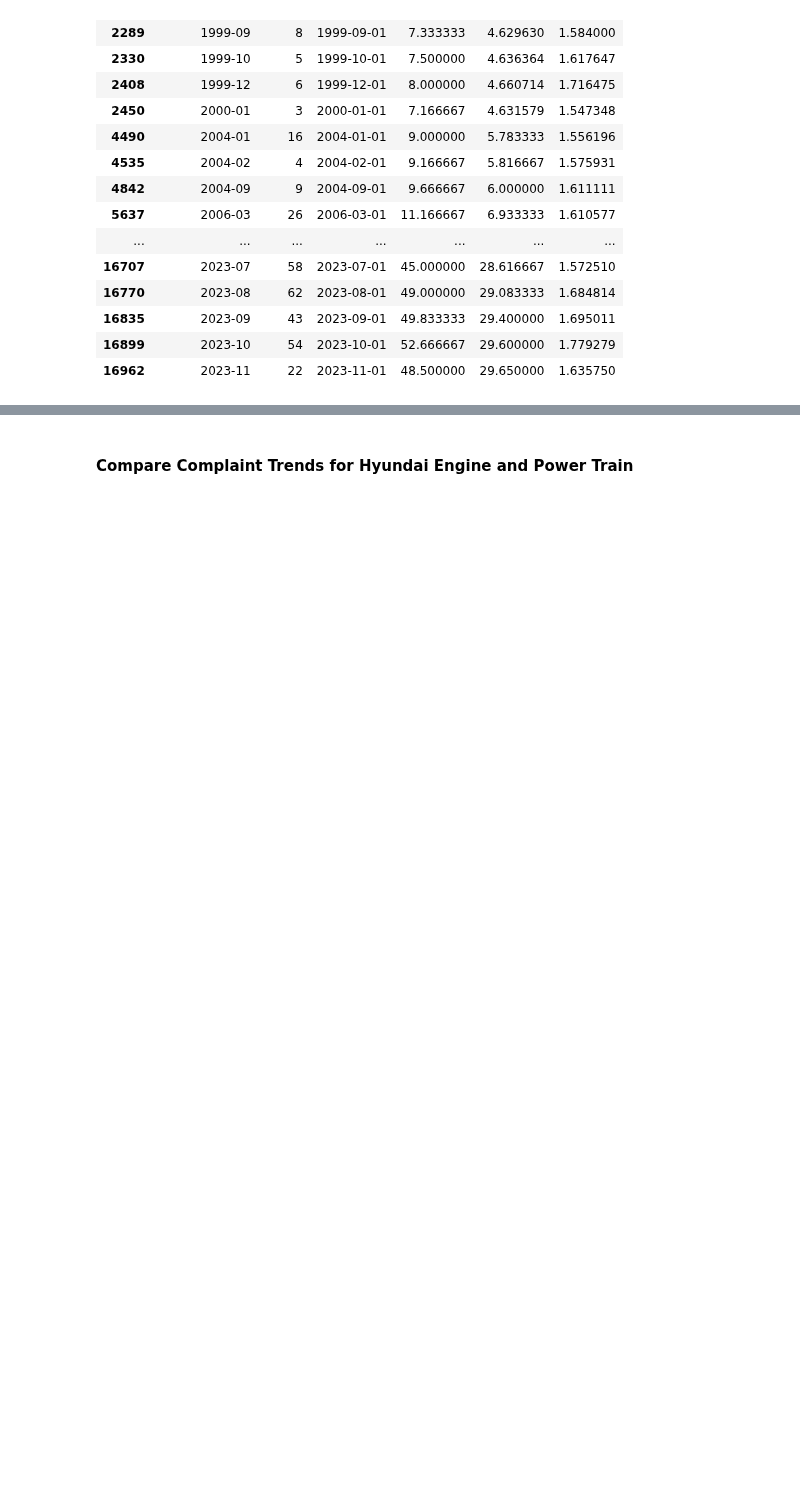
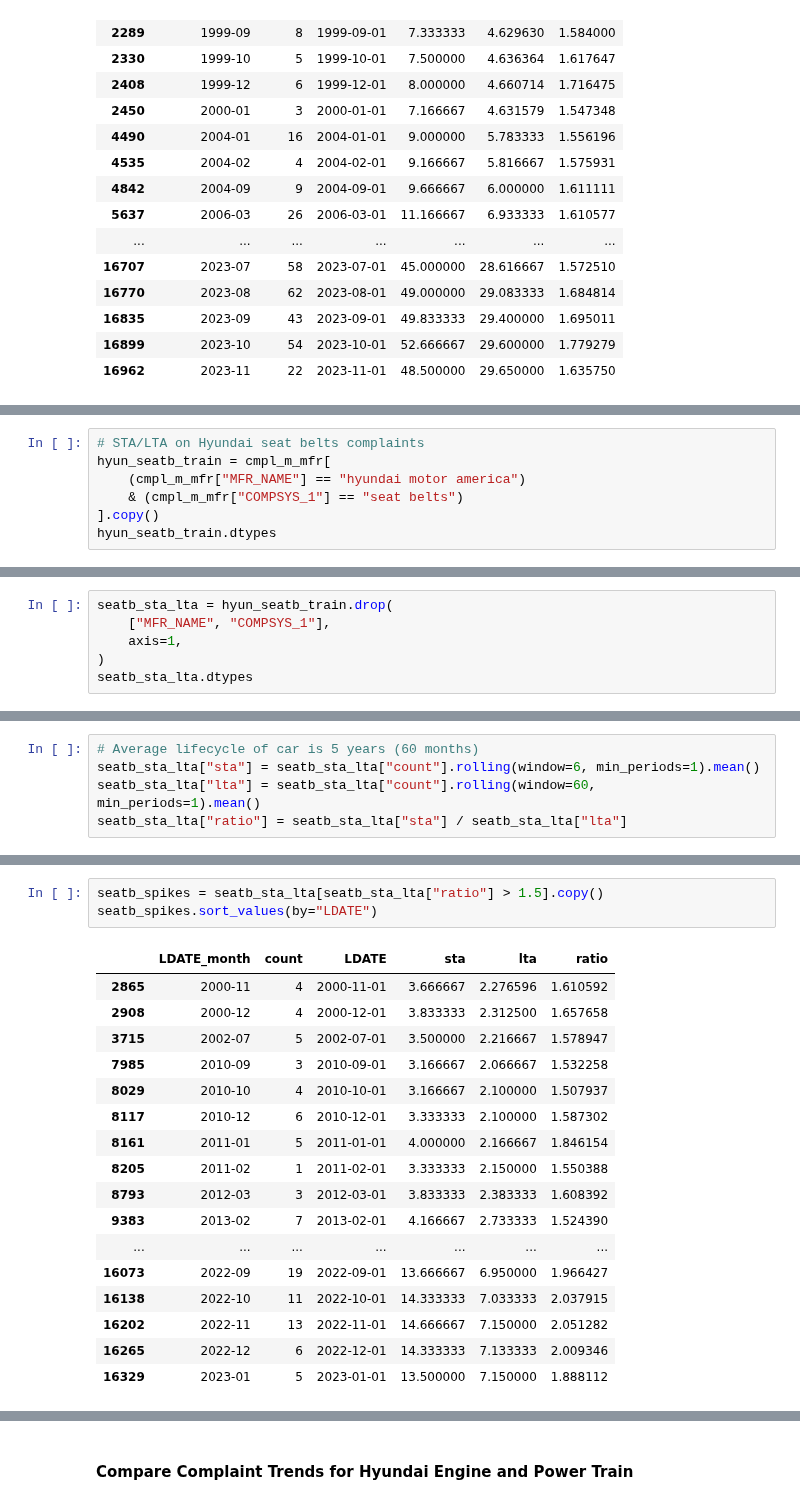
Before and after one commit to prithvidasgupta/si671, a Jupyter notebook: pm_parts_nb.ipynb, the cells around one changed output, grey strips where cells are left out. Saved outputs shown, nothing was run; the diff lists cells and outputs as text; blank space fills up the shorter version.

Commit message:
Additional spike analysis & inspection

```diff
--- a/pm_parts_nb.ipynb
+++ b/pm_parts_nb.ipynb
@@ -1139,0 +1121,7 @@ power_spikes.sort_values(by="LDATE")
+# %%
+# STA/LTA on Hyundai seat belts complaints
+hyun_seatb_train = cmpl_m_mfr[
+    (cmpl_m_mfr["MFR_NAME"] == "hyundai motor america")
+    & (cmpl_m_mfr["COMPSYS_1"] == "seat belts")
+].copy()
+hyun_seatb_train.dtypes
@@ -1139,0 +1135,6 @@ power_spikes.sort_values(by="LDATE")
+# %%
+seatb_sta_lta = hyun_seatb_train.drop(
+    ["MFR_NAME", "COMPSYS_1"],
+    axis=1,
+)
+seatb_sta_lta.dtypes
@@ -1139,0 +1146,5 @@ power_spikes.sort_values(by="LDATE")
+# %%
+# Average lifecycle of car is 5 years (60 months)
+seatb_sta_lta["sta"] = seatb_sta_lta["count"].rolling(window=6, min_periods=1).mean()
+seatb_sta_lta["lta"] = seatb_sta_lta["count"].rolling(window=60, min_periods=1).mean()
+seatb_sta_lta["ratio"] = seatb_sta_lta["sta"] / seatb_sta_lta["lta"]
@@ -1139,0 +1167,21 @@ power_spikes.sort_values(by="LDATE")
+# %%
+seatb_spikes = seatb_sta_lta[seatb_sta_lta["ratio"] > 1.5].copy()
+seatb_spikes.sort_values(by="LDATE")
+# %% [output]
+|  | LDATE_month | count | LDATE | sta | lta | ratio |
+| 2865 | 2000-11 | 4 | 2000-11-01 | 3.666667 | 2.276596 | 1.610592 |
+| 2908 | 2000-12 | 4 | 2000-12-01 | 3.833333 | 2.312500 | 1.657658 |
+| 3715 | 2002-07 | 5 | 2002-07-01 | 3.500000 | 2.216667 | 1.578947 |
+| 7985 | 2010-09 | 3 | 2010-09-01 | 3.166667 | 2.066667 | 1.532258 |
+| 8029 | 2010-10 | 4 | 2010-10-01 | 3.166667 | 2.100000 | 1.507937 |
+| 8117 | 2010-12 | 6 | 2010-12-01 | 3.333333 | 2.100000 | 1.587302 |
+| 8161 | 2011-01 | 5 | 2011-01-01 | 4.000000 | 2.166667 | 1.846154 |
+| 8205 | 2011-02 | 1 | 2011-02-01 | 3.333333 | 2.150000 | 1.550388 |
+| 8793 | 2012-03 | 3 | 2012-03-01 | 3.833333 | 2.383333 | 1.608392 |
+| 9383 | 2013-02 | 7 | 2013-02-01 | 4.166667 | 2.733333 | 1.524390 |
+| ... | ... | ... | ... | ... | ... | ... |
+| 16073 | 2022-09 | 19 | 2022-09-01 | 13.666667 | 6.950000 | 1.966427 |
+| 16138 | 2022-10 | 11 | 2022-10-01 | 14.333333 | 7.033333 | 2.037915 |
+| 16202 | 2022-11 | 13 | 2022-11-01 | 14.666667 | 7.150000 | 2.051282 |
+| 16265 | 2022-12 | 6 | 2022-12-01 | 14.333333 | 7.133333 | 2.009346 |
+| 16329 | 2023-01 | 5 | 2023-01-01 | 13.500000 | 7.150000 | 1.888112 |
```
Also changed, not shown: parts of 37 cells of this notebook, 3 other files.
